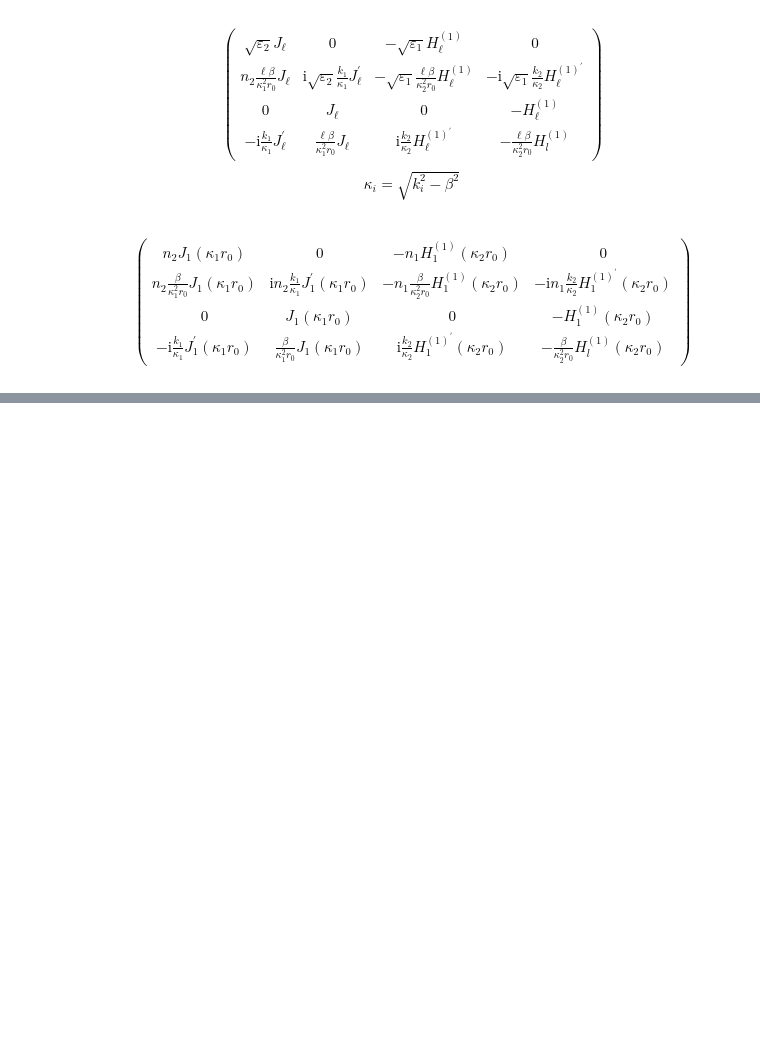
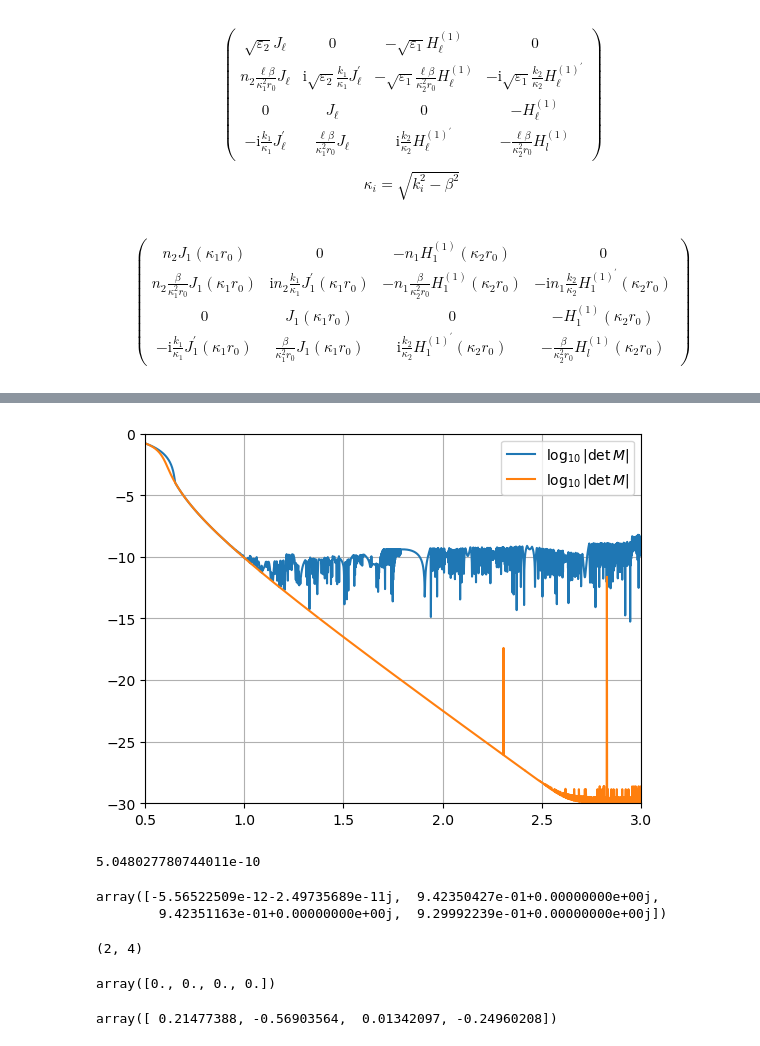
Before and after one commit to Sevastienn/ChiralForce-Fibre, a Jupyter notebook: cylinder/fields.ipynb, the cells around one changed output, grey strips where cells are left out. Drawn from its saved outputs; the diff is of its cells as text; code cells hidden in the pictures; blank space fills up the shorter version.

```diff
--- a/cylinder/fields.ipynb
+++ b/cylinder/fields.ipynb
@@ -93,0 +105,27 @@ array([7.81074219])
+# %%
+plt.plot(x,(fields.detA(f,x)),label=r'$\log_{10}|\det{M}|$')
+plt.plot(x,(fields.detA(g,x)),label=r'$\log_{10}|\det{M}|$')
+
+plt.xlim(xmax=3,xmin=0.5)
+plt.ylim(ymin=-30,ymax=0)
+plt.legend()
+plt.grid()
+plt.show()
+# %% [output]
+[figure, added]
+# %%
+(w,v)=np.linalg.eig(fields.M(g[1000],x[1000]))
+np.min(np.abs(w))
+v[np.argmin(np.abs(w))]
+# %% [output]
+5.048027780744011e-10
+array([-5.56522509e-12-2.49735689e-11j,  9.42350427e-01+0.00000000e+00j,
+        9.42351163e-01+0.00000000e+00j,  9.29992239e-01+0.00000000e+00j])
+# %%
+np.shape((v[np.argmin(np.abs(w))],v[np.argmin(np.abs(w))]))
+# %% [output]
+(2, 4)
+# %%
+np.zeros([len(x),4])[0,:]
+# %% [output]
+array([0., 0., 0., 0.])
@@ -93,0 +139,4 @@ array([7.81074219])
+# %%
+V[1,:]
+# %% [output]
+array([ 0.21477388, -0.56903564,  0.01342097, -0.24960208])
```
Also changed, not shown: parts of 11 cells of this notebook, 1 other file.
